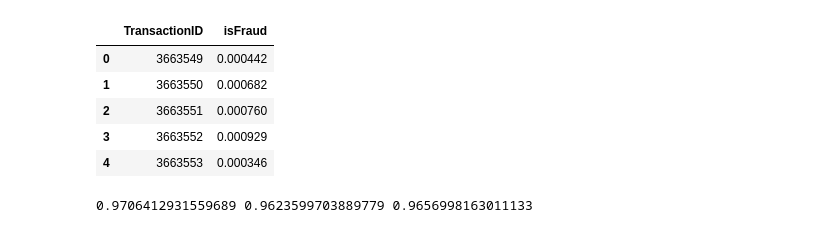
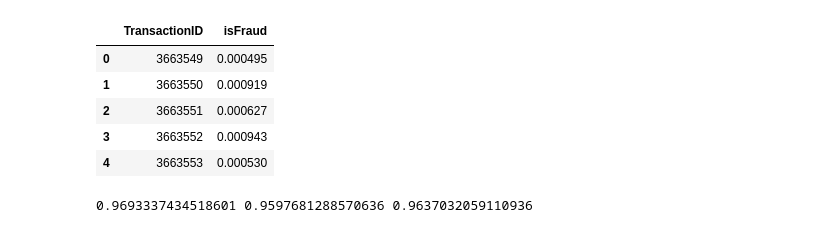
Before and after one commit to yryrgogo/ieee-fraud-5th-place, a Jupyter notebook: src/900_ieee__lgb_valid_feature.ipynb, the cells around one changed output. Saved outputs shown, nothing was run; the diff lists cells and outputs as text; code cells hidden in the pictures.

```diff
--- a/src/900_ieee__lgb_valid_feature.ipynb
+++ b/src/900_ieee__lgb_valid_feature.ipynb
@@ -257,18 +261,19 @@ feim.loc[list_uid]
 # %%
-sub = pd.read_csv('../submit/lb/20190909_2324__CV0-9467296784440689__feature552.csv')
-sub = pd.read_csv('../submit/tmp/20190917_0022__CV0-947676__BearAUC0-9631.csv')
-sub = pd.read_csv('../submit/tmp/20190917_0825__CV0-9486992730843505__feature750.csv')
-sub = pd.read_csv('../submit/tmp/20190917_0947__CV0-9454660522014052__feature750.csv')
-sub = pd.read_csv('../submit/tmp/20190917_1107__CV0-9485055333319241__feature686.csv')
+# sub = pd.read_csv('../submit/lb/20190909_2324__CV0-9467296784440689__feature552.csv')
+# sub = pd.read_csv('../submit/lb/20190917_0022__CV0-947676__BearAUC0-9631.csv')
+# sub = pd.read_csv('../submit/tmp/20190917_0825__CV0-9486992730843505__feature750.csv')
+# sub = pd.read_csv('../submit/tmp/20190917_0947__CV0-9454660522014052__feature750.csv')
+# sub = pd.read_csv('../submit/tmp/20190917_1107__CV0-9485055333319241__feature686.csv')
+sub = pd.read_csv('../submit/tmp/20190920_1002__CV0-9505750228407942__feature994.csv')
 sub[COLUMN_ID] = sub[COLUMN_ID].astype('int')
 sub.head()
 # %% [output]
 |  | TransactionID | isFraud |
-| 0 | 3663549 | 0.000442 |
-| 1 | 3663550 | 0.000682 |
-| 2 | 3663551 | 0.000760 |
-| 3 | 3663552 | 0.000929 |
-| 4 | 3663553 | 0.000346 |
+| 0 | 3663549 | 0.000495 |
+| 1 | 3663550 | 0.000919 |
+| 2 | 3663551 | 0.000627 |
+| 3 | 3663552 | 0.000943 |
+| 4 | 3663553 | 0.000530 |
 # %%
 from sklearn.metrics import roc_auc_score
 bear = pd.read_csv('../input/20190913_ieee__bear_probing.csv').iloc[:, [0, 3, 4, 6]]
@@ -286,5 +291,5 @@ private_score = roc_auc_score(private[COLUMN_TARGET].values, private['pred'].val
 all_score = roc_auc_score(bear_score[COLUMN_TARGET].values, bear_score['pred'].values)
 print(public_score, private_score, all_score)
 # %% [output]
-0.9706412931559689 0.9623599703889779 0.9656998163011133
+0.9693337434518601 0.9597681288570636 0.9637032059110936
 # %%
```
Also changed, not shown: parts of 9 cells of this notebook, 13 other files.
